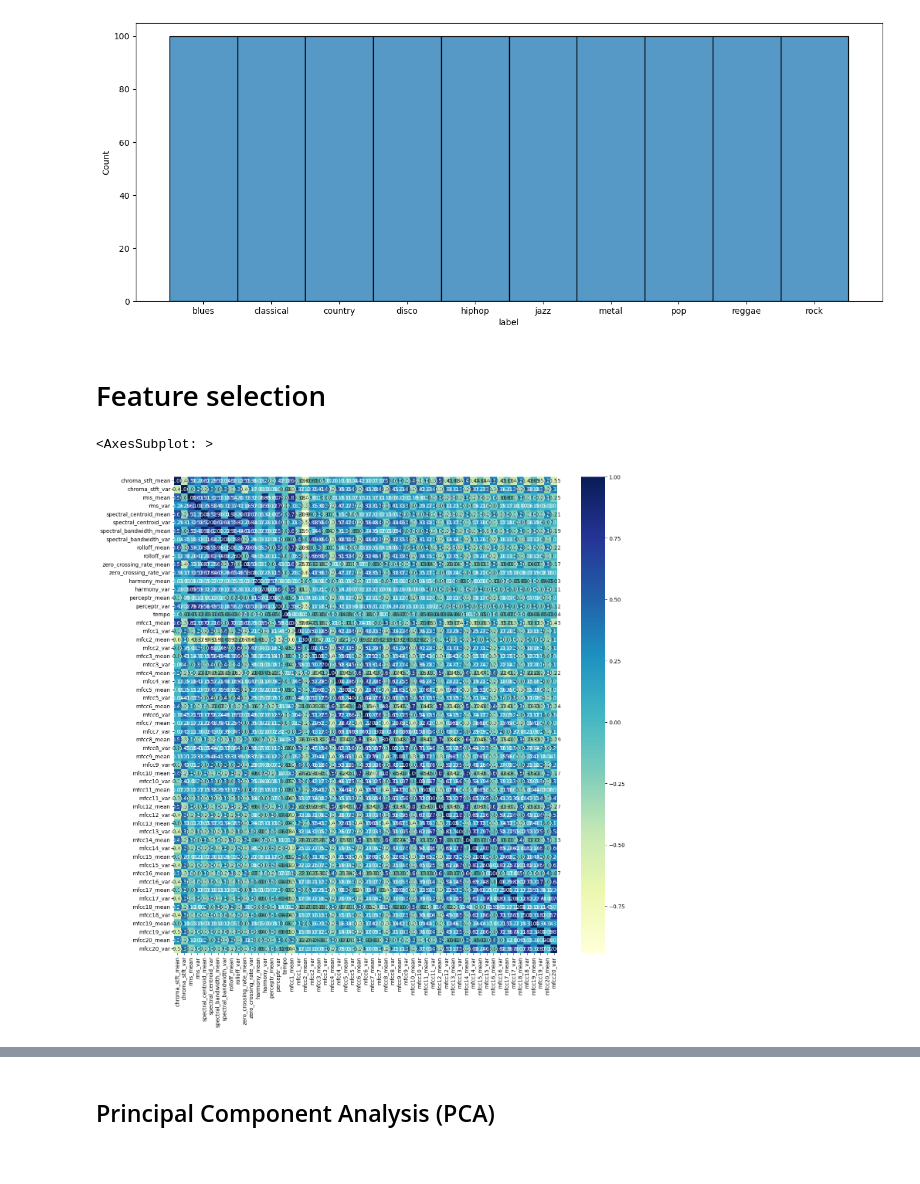
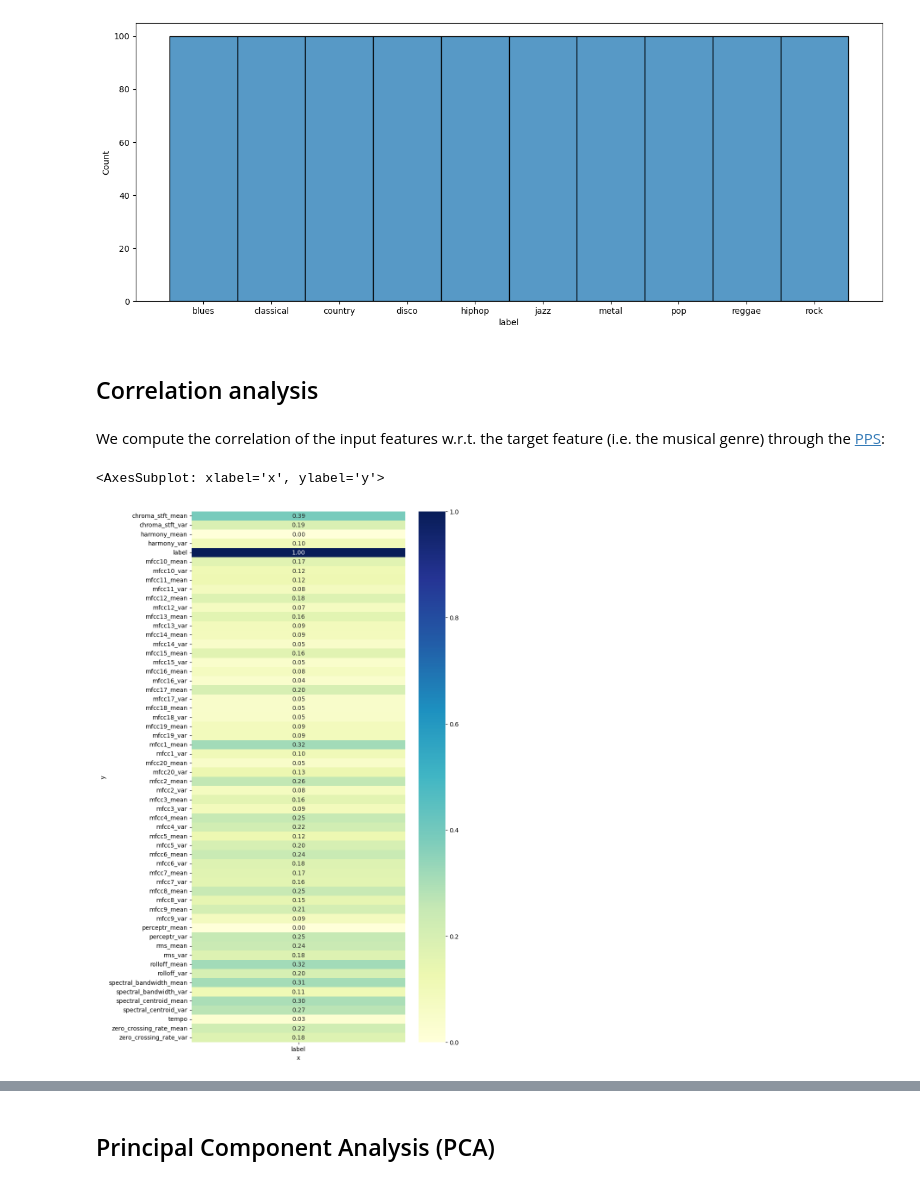
Before and after one commit to albertopirillo/naml-project-2023, a Jupyter notebook: EDA.ipynb, the cells around one changed output, grey strips where cells are left out. Drawn from its saved outputs; the diff is of its cells as text; code cells hidden in the pictures.

Commit message:
Add correlation analysis through PPS to EDA

```diff
--- a/EDA.ipynb
+++ b/EDA.ipynb
@@ -102,10 +102,18 @@ sns.histplot(data=df, x="label", ax=ax)
 <AxesSubplot: xlabel='label', ylabel='Count'>
 [figure]
 # %% [markdown]
-# Feature selection
+## Correlation analysis
+# %% [markdown]
+We compute the correlation of the input features w.r.t. the target feature (i.e. the musical genre) through the [PPS](https://8080labs.com/blog/posts/rip-correlation-introducing-the-predictive-power-score-pps/):
 # %%
-fig, ax = plt.subplots(figsize=(16,16))
-sns.heatmap(df.corr(), annot=True, fmt=".2f", cmap="YlGnBu", ax=ax)
+import ppscore
+df_cat = df.copy()
+df_cat['label'] = df['label'].astype('category').cat.codes
+pp_matrix = ppscore.matrix(df)
+matrix_df = pp_matrix[['x', 'y', 'ppscore']].pivot(columns='x', index='y', values='ppscore')
-# %% [output]
-<AxesSubplot: >
-[figure, removed]
+# %%
+fig, ax = plt.subplots(figsize=(8,16))
+sns.heatmap(matrix_df[['label']], annot=True, fmt=".2f", cmap="YlGnBu", ax=ax)
+# %% [output]
+<AxesSubplot: xlabel='x', ylabel='y'>
+[figure, added]
```
Also changed, not shown: parts of 11 cells of this notebook.
